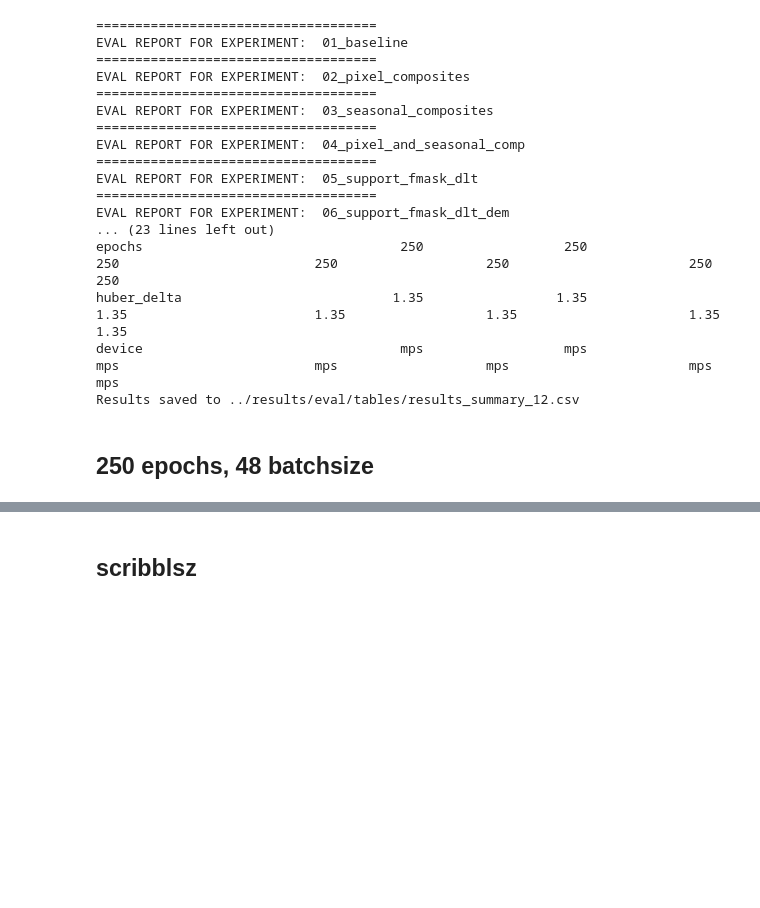
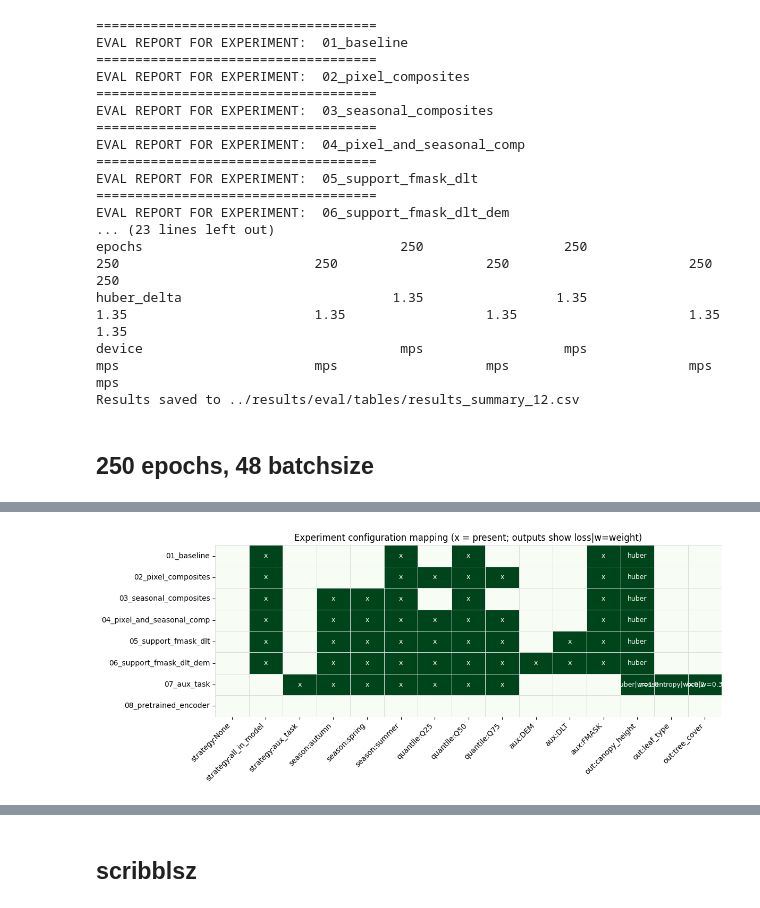
Before and after one commit to fizz-x/TreeHeads, a Jupyter notebook: src/run_eval.ipynb, the cells around one changed output, grey strips where cells are left out. Saved outputs shown, nothing was run; the diff lists cells and outputs as text; code cells hidden in the pictures; blank space fills up the shorter version.

```diff
--- a/src/run_eval.ipynb
+++ b/src/run_eval.ipynb
@@ -309,0 +601,4 @@ plot_experiment_metrics(df)
+# %%
+plot_experiment_matrix(experiments, figsize=(12, 5), cmap="Greens")
+# %% [output]
+[figure, added]
```
Also changed, not shown: parts of 9 cells of this notebook, 2 other files.
